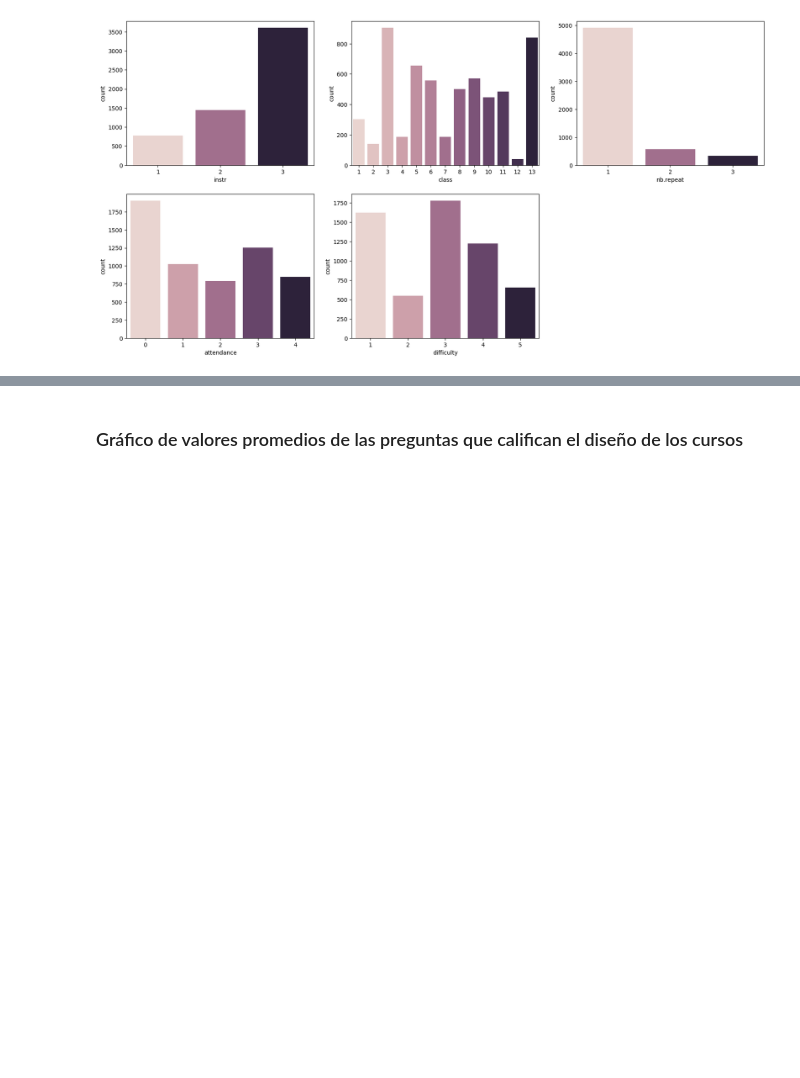
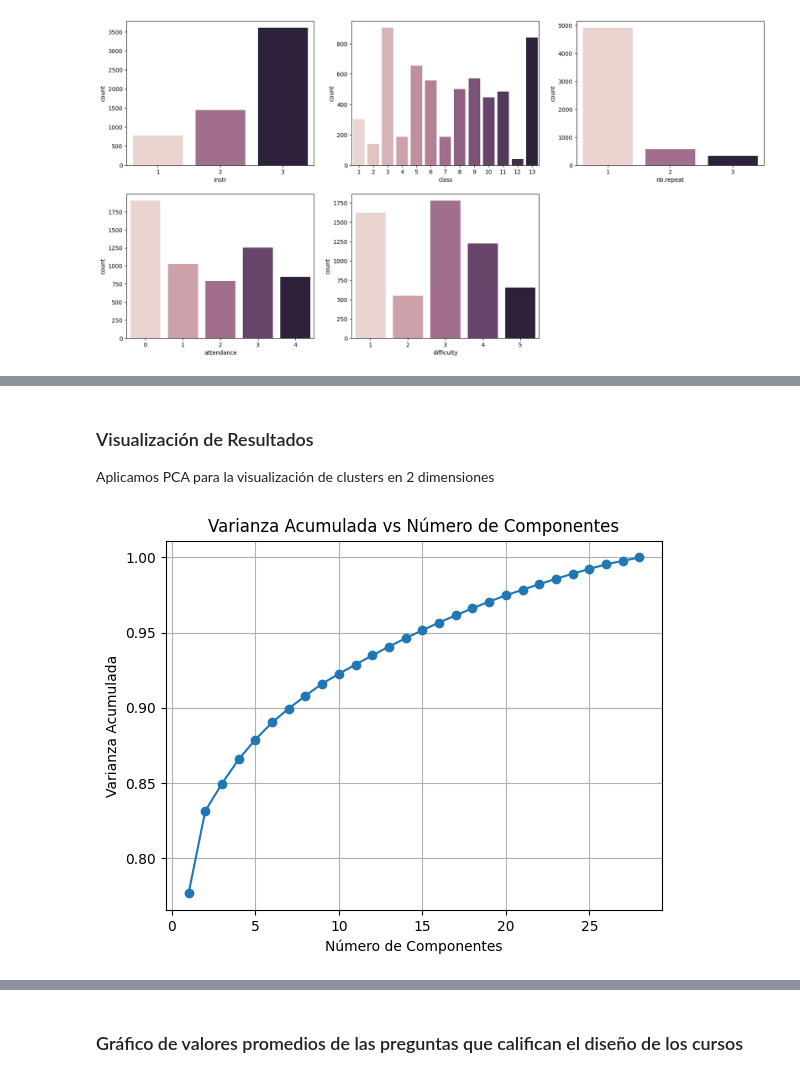
Before and after one commit to rhynzler/trabajo-final-aprendizaje-supervisado, a Jupyter notebook: informe-final/no_supervisado.ipynb, the cells around one changed output, grey strips where cells are left out. Drawn from its saved outputs; the diff is of its cells as text; code cells hidden in the pictures; blank space fills up the shorter version.

```diff
--- a/informe-final/no_supervisado.ipynb
+++ b/informe-final/no_supervisado.ipynb
@@ -96,0 +256,20 @@ sns.countplot(x=df['difficulty'], hue=df['difficulty'], legend=False)
+# %% [markdown]
+### Visualización de Resultados
+
+Aplicamos PCA para la visualización de clusters en 2 dimensiones
+# %%
+X = df_cleaned.iloc[:, 5:33]
+
+pca = PCA()
+pca.fit(X)
+
+plt.figure()
+plt.plot(range(1, len(pca.explained_variance_ratio_) + 1),
+         pca.explained_variance_ratio_.cumsum(), marker='o')
+plt.title('Varianza Acumulada vs Número de Componentes')
+plt.xlabel('Número de Componentes')
+plt.ylabel('Varianza Acumulada')
+plt.grid()
+plt.show()
+# %% [output]
+[figure, added]
```
Also changed, not shown: parts of 68 cells of this notebook, 9 other files.
